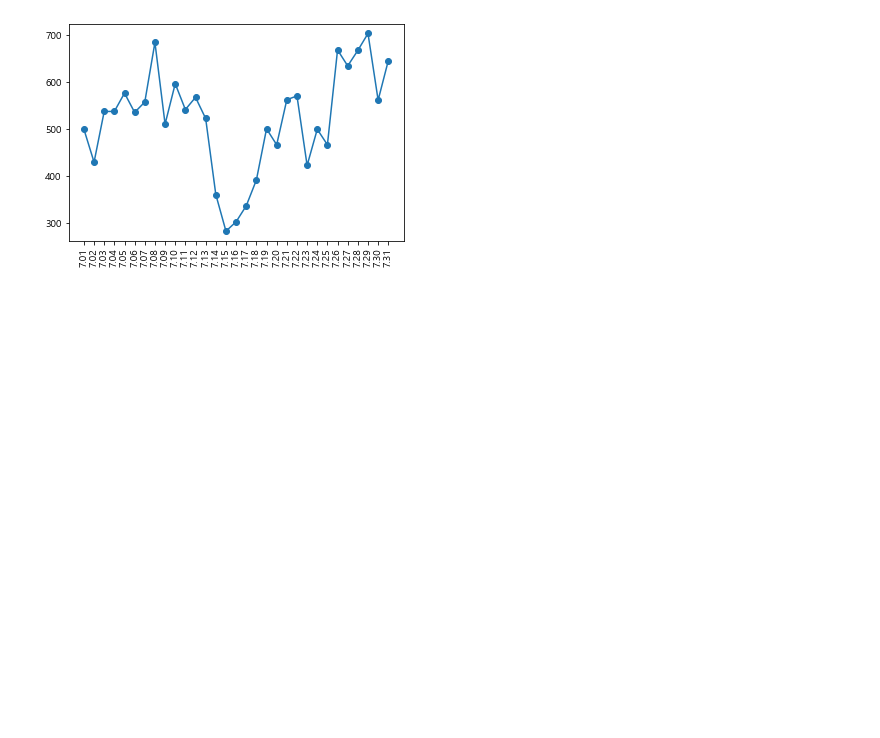
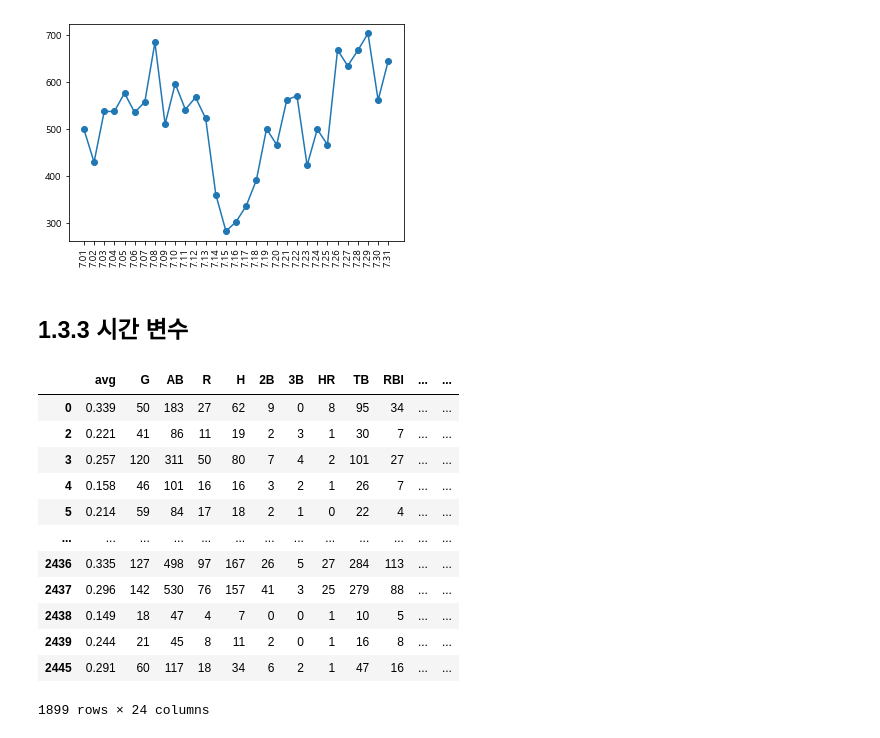
Before and after one commit to BBAKGANZI/LeverageAnalyticsData, a Jupyter notebook: 01.ML/11_데이터분석.ipynb, the cells around one changed output. Drawn from its saved outputs; the diff is of its cells as text; code cells hidden in the pictures; blank space fills up the shorter version.

```diff
--- a/01.ML/11_데이터분석실습.ipynb
+++ b/01.ML/11_데이터분석.ipynb
@@ -880,3 +880,5 @@ plt.xticks(major_ticks,rotation=90)
 plt.show()
 # %% [output]
 [figure]
+# %% [markdown]
+## 1.3.3 시간 변수
@@ -882,0 +911,22 @@ plt.show()
+# %%
+# 상관관계를 탐색할 변수 선택
+numerics = ['int16', 'int32', 'int64', 'float16', 'float32', 'float64']
+numeric_cols = list(regular_season_df.select_dtypes(include=numerics).drop(
+    ['batter_id','year','OPS','SLG'], axis =1).columns)
+regular_season_temp = regular_season_df[numeric_cols + ['year', 'batter_name']].copy()
+regular_season_temp = regular_season_temp.loc[regular_season_temp['AB'] >= 30]      # 규정타수 정의(p.40참조)
+regular_season_temp
+# %% [output]
+|  | avg | G | AB | R | H | 2B | 3B | HR | TB | RBI | ... | ... |
+| 0 | 0.339 | 50 | 183 | 27 | 62 | 9 | 0 | 8 | 95 | 34 | ... | ... |
+| 2 | 0.221 | 41 | 86 | 11 | 19 | 2 | 3 | 1 | 30 | 7 | ... | ... |
+| 3 | 0.257 | 120 | 311 | 50 | 80 | 7 | 4 | 2 | 101 | 27 | ... | ... |
+| 4 | 0.158 | 46 | 101 | 16 | 16 | 3 | 2 | 1 | 26 | 7 | ... | ... |
+| 5 | 0.214 | 59 | 84 | 17 | 18 | 2 | 1 | 0 | 22 | 4 | ... | ... |
+| ... | ... | ... | ... | ... | ... | ... | ... | ... | ... | ... | ... | ... |
+| 2436 | 0.335 | 127 | 498 | 97 | 167 | 26 | 5 | 27 | 284 | 113 | ... | ... |
+| 2437 | 0.296 | 142 | 530 | 76 | 157 | 41 | 3 | 25 | 279 | 88 | ... | ... |
+| 2438 | 0.149 | 18 | 47 | 4 | 7 | 0 | 0 | 1 | 10 | 5 | ... | ... |
+| 2439 | 0.244 | 21 | 45 | 8 | 11 | 2 | 0 | 1 | 16 | 8 | ... | ... |
+| 2445 | 0.291 | 60 | 117 | 18 | 34 | 6 | 2 | 1 | 47 | 16 | ... | ... |
+1899 rows × 24 columns
```
Also changed, not shown: parts of 18 cells of this notebook.
